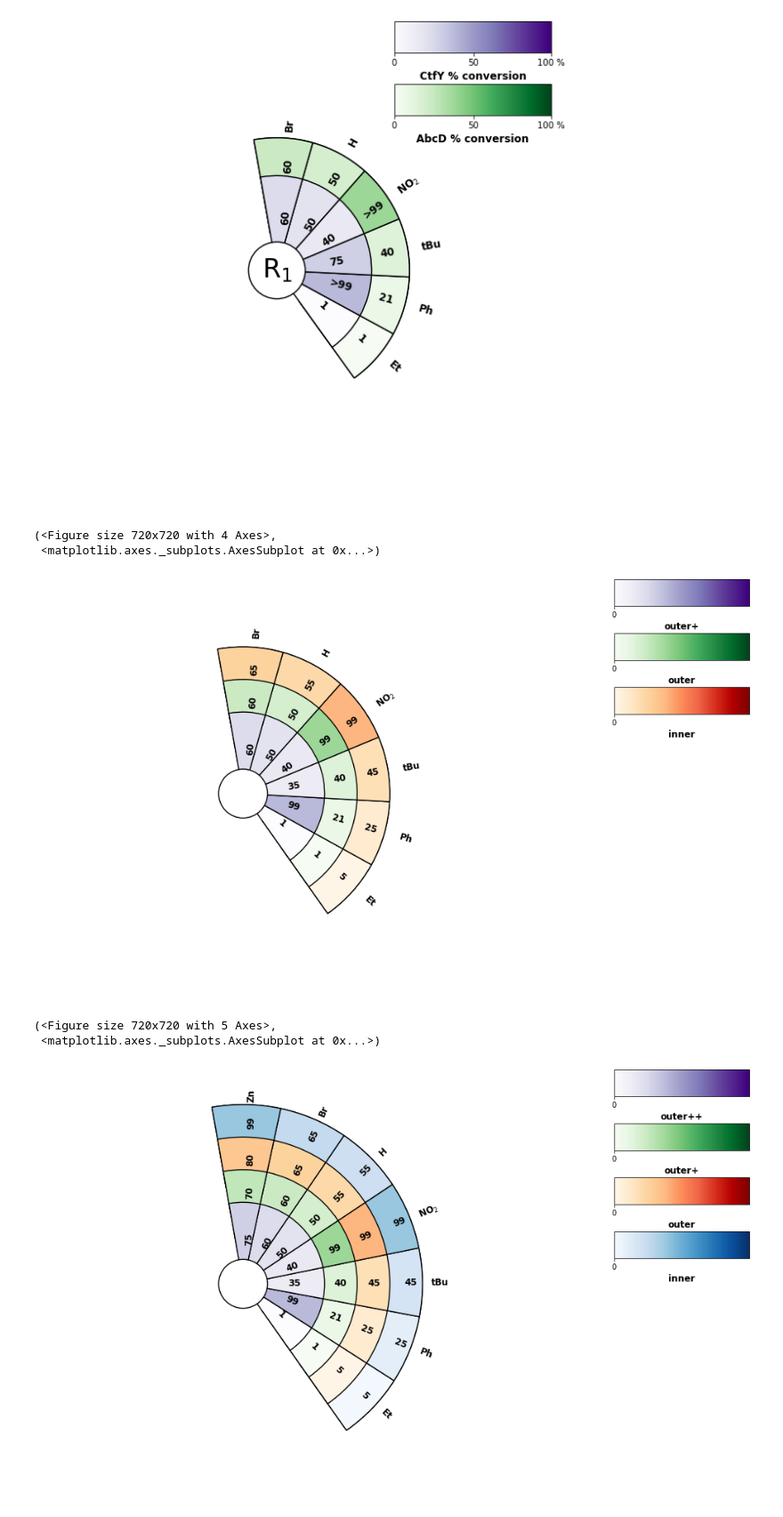
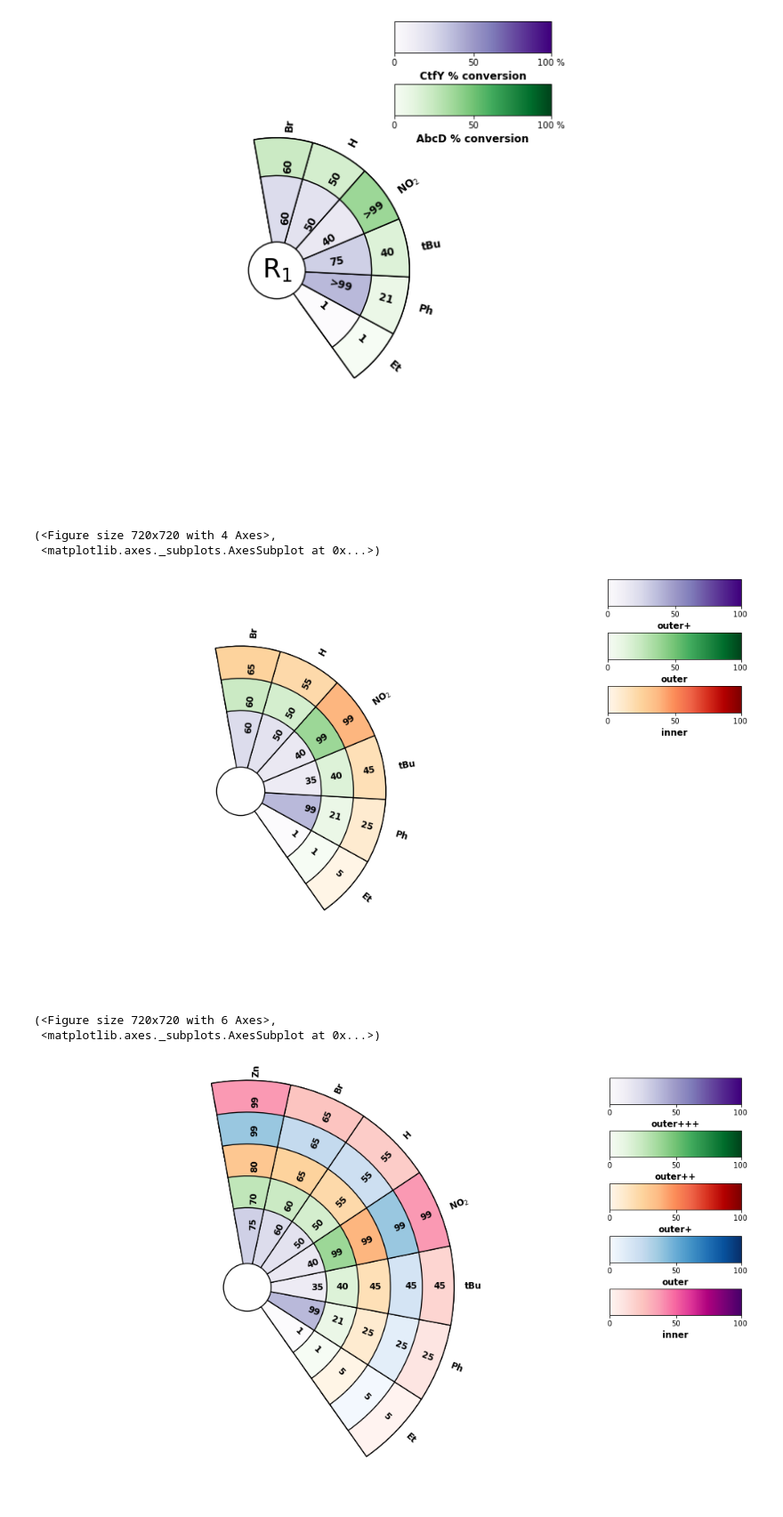
Before and after one commit to connectedblue/pdext_collection, a Jupyter notebook: pie_wedge/substrate.ipynb, the cells around one changed output. Shown: that part at 89% size. Drawn from its saved outputs; the diff is of its cells as text; code cells hidden in the pictures.

```diff
--- a/pie_wedge/substrate.ipynb
+++ b/pie_wedge/substrate.ipynb
@@ -95,7 +154,7 @@ def wedge_defaults(num_wedges):
     'radius': [0.5],
     'label_distance': [0.55],
     'legend_labels': None,
-    'legend_coord': [[0.70, 0.85]],
+    'legend_coord': [[0.8, 0.85]],
     'circle_label': "",
     'slice_label_distance': 1.1,
     },
@@ -104,14 +163,14 @@ def wedge_defaults(num_wedges):
     'radius': [0.5, 0.7],
     'label_distance': [0.55, 0.8],
     'legend_labels': None,
-    'legend_coord': [[0.70, 0.85], [0.70, 0.75]],
+    'legend_coord': [[0.8, 0.85], [0.70, 0.75]],
     'circle_label': "",
     'slice_label_distance': 1.1,
     },
          3:{
     'colours': ["Purples", "Greens", "OrRd" ],
     'radius': [0.5, 0.7, 0.9],
-    'label_distance': [0.55, 0.8, 0.85],
+    'label_distance': [0.8, 0.8, 0.85],
     'legend_labels': None,
     'legend_coord': [[1.2, 0.85], [1.2, 0.75], [1.2, 0.65]],
     'circle_label': "",
@@ -120,12 +179,21 @@ def wedge_defaults(num_wedges):
         4: {
     'colours': ["Purples", "Greens", "OrRd", "Blues" ],
     'radius': [0.5, 0.7, 0.9, 1.1],
-    'label_distance': [0.55, 0.8, 0.85, 0.9],
+    'label_distance': [0.8, 0.8, 0.85, 0.9],
     'legend_labels': None,
     'legend_coord': [[1.2, 0.85], [1.2, 0.75], [1.2, 0.65], [1.2, 0.55],],
     'circle_label': "",
     'slice_label_distance': 1.05,
-    }
+    },
+        5: {
+    'colours': ["Purples", "Greens", "OrRd", "Blues", "RdPu" ],
+    'radius': [0.5, 0.7, 0.9, 1.1, 1.3],
+    'label_distance': [0.8, 0.8, 0.85, 0.9, 0.9],
+    'legend_labels': None,
+    'legend_coord': [[1.2, 0.85], [1.2, 0.75], [1.2, 0.65], [1.2, 0.55],[1.2, 0.45],],
+    'circle_label': "",
+    'slice_label_distance': 1.05,
+    },
     }
     try:
         return defaults[num_wedges]
@@ -353,46 +423,31 @@ df = pd.DataFrame({
 
     'label': ["Et","Ph","tBu","NO$_2$","H","Br"]
 })
-wedges = {
-    'colours': ["Purples", "Greens", "OrRd" ],
-    'radius': [0.5, 0.7, 1.1],
-    'label_distance': [0.55, 0.8, 0.85],
-    'legend_labels': ["AbcD % conversion", "CtfY % conversion", 'outer+'],
-    'legend_coord': [[1.2, 0.85], [1.2, 0.75], [1.2, 0.65]],
-    'circle_label': "R$_1$",
-    'slice_label_distance': 1.1,
-}
+
 
 
 pie_wedges(df, ['inner', 'outer', 'outer+'], 'label',  startangle=100, wedge_percent=0.43)
 # %% [output]
 (<Figure size 720x720 with 4 Axes>,
  <matplotlib.axes._subplots.AxesSubplot at 0x...>)
-[figure, old version]
+[figure, new version]
 # %%
 df = pd.DataFrame({
     'inner': [1,99,35,40,50,60, 75],
     'outer': [1,21,40,99,50,60, 70],
     'outer+': [5,25,45,99,55,65, 80],
     'outer++': [5,25,45,99,55,65, 99],
+    'outer+++': [5,25,45,99,55,65, 99],
     'label': ["Et","Ph","tBu","NO$_2$","H","Br", 'Zn']
 })
-wedges = {
-    'colours': ["Purples", "Greens", "OrRd", "Blues" ],
-    'radius': [0.5, 0.7, 0.9, 1.1],
-    'label_distance': [0.55, 0.8, 0.85, 0.9],
-    'legend_labels': ["AbcD % conversion", "CtfY % conversion", 'outer+', 'outer++'],
-    'legend_coord': [[1.2, 0.85], [1.2, 0.75], [1.2, 0.65], [1.2, 0.55],],
-    'circle_label': "R$_1$",
-    'slice_label_distance': 1.05,
-}
 
 
-pie_wedges(df, ['inner', 'outer', 'outer+', 'outer++'], 'label' )
+
+pie_wedges(df, ['inner', 'outer', 'outer+', 'outer++', 'outer+++'], 'label' )
 # %% [output]
-(<Figure size 720x720 with 5 Axes>,
+(<Figure size 720x720 with 6 Axes>,
  <matplotlib.axes._subplots.AxesSubplot at 0x...>)
-[figure, old version]
+[figure, new version]
 # %%
 df = pd.DataFrame({
     'inner': [1,99,35,40,50,60, 85],
```
Also changed, not shown: parts of 6 cells of this notebook, 1 other file.
